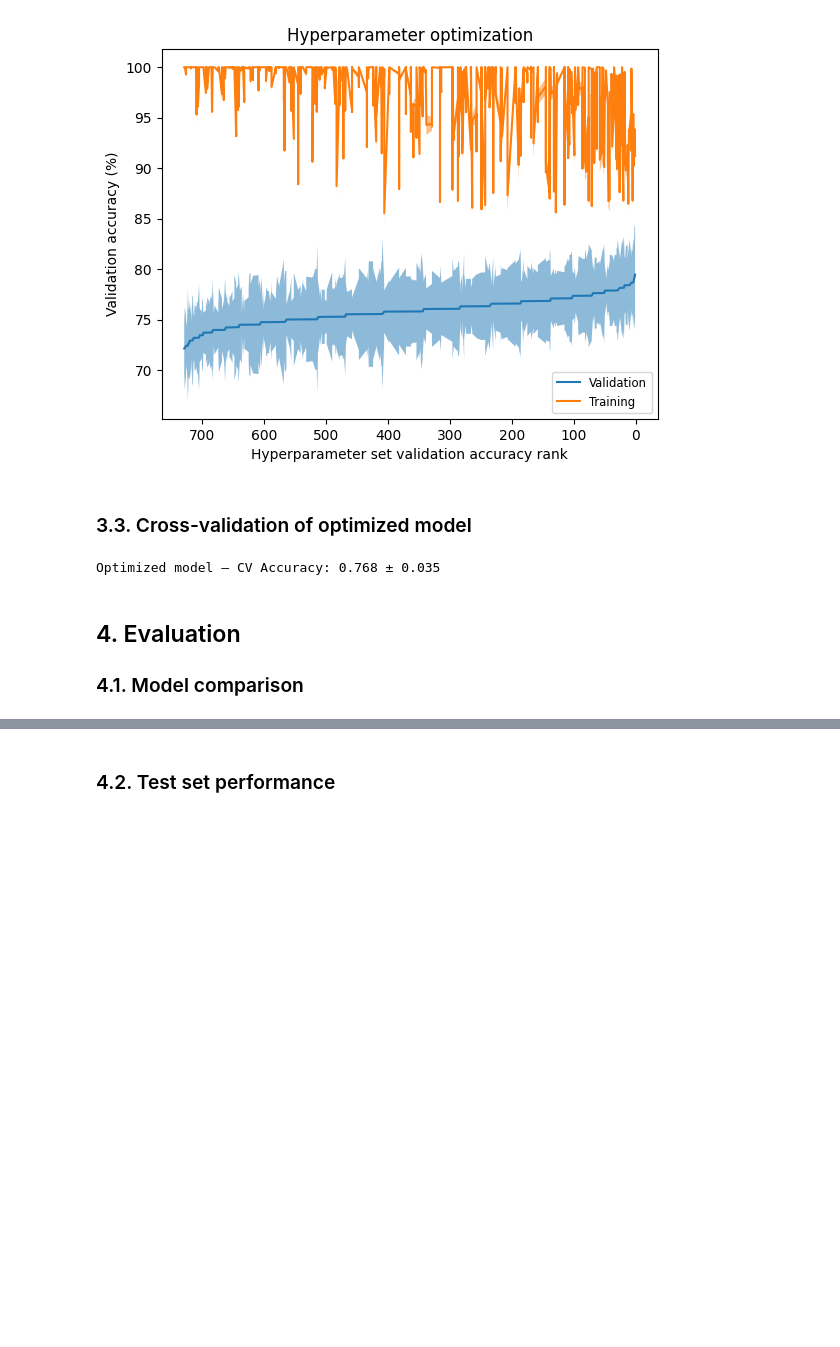
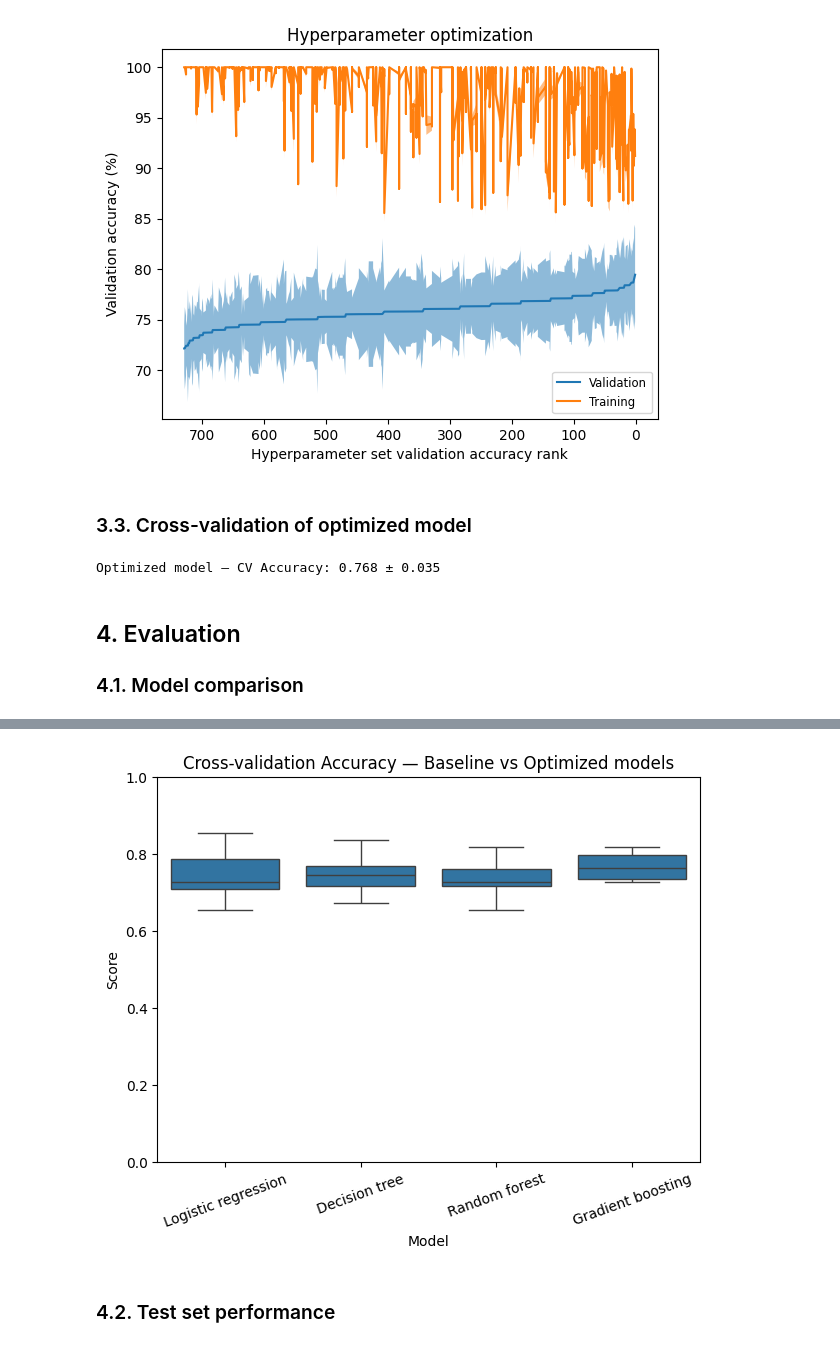
Before and after one commit to 4GeeksAcademy/Jack-Porter-Decision-Tree-Projects, a Jupyter notebook: notebooks/03.1-gradient_boosting_mvp.ipynb, the cells around one changed output, grey strips where cells are left out. Drawn from its saved outputs; the diff is of its cells as text; code cells hidden in the pictures; blank space fills up the shorter version.

```diff
--- a/notebooks/03.1-gradient_boosting_mvp.ipynb
+++ b/notebooks/03.1-gradient_boosting_mvp.ipynb
@@ -219,2 +181,69 @@ NameError: name 'LogisticRegression' is not defined
+# %%
+# This time, compare the optimized version of all three models: decision tree, random forest and gradient boosting. You might also want to throw in a logistic regression as a standard of comparison.
+
+from sklearn.pipeline import make_pipeline, Pipeline
+from sklearn.impute import SimpleImputer
+from sklearn.linear_model import LogisticRegression
+from sklearn.base import clone
+from sklearn.model_selection import cross_val_score, StratifiedKFold
+import seaborn as sns
+import matplotlib.pyplot as plt
+import pandas as pd
+import pickle
+
+X = training_df.drop("Outcome", axis=1)
+y = training_df["Outcome"]
+
+cv = StratifiedKFold(n_splits=7, shuffle=True, random_state=42)  # 30 is overkill/slow
+
+# --- build fresh, CV-safe estimators wrapped with an imputer ---
+models = {}
+
+# Logistic Regression (fresh, unfitted)
+models["Logistic regression"] = make_pipeline(
+    SimpleImputer(strategy="median"),
+    LogisticRegression(max_iter=1000, random_state=42)
+)
+
+# Decision Tree (recreate from pickled model's params, then wrap)
+with open(config.DECISION_TREE_MODEL, "rb") as f:
+    dt_loaded = pickle.load(f)
+models["Decision tree"] = make_pipeline(
+    SimpleImputer(strategy="median"),
+    clone(dt_loaded)   # clone -> unfitted estimator with same params
+)
+
+# Random Forest (same idea)
+with open(config.RANDOM_FOREST_MODEL, "rb") as f:
+    rf_loaded = pickle.load(f)
+models["Random forest"] = make_pipeline(
+    SimpleImputer(strategy="median"),
+    clone(rf_loaded)
+)
+
+# Gradient boosting
+gb_est = clone(model)
+if not isinstance(gb_est, Pipeline):
+    gb_est = make_pipeline(SimpleImputer(strategy="median"), gb_est)
+models["Gradient boosting"] = gb_est
+
+# --- cross-validate and collect scores ---
+rows = []
+for name, est in models.items():
+    scores = cross_val_score(est, X, y, cv=cv, scoring="accuracy", n_jobs=-1)
+    for s in scores:
+        rows.append({"Model": name, "Score": s})
+
+cv_df = pd.DataFrame(rows)
+
+# --- plot boxplot of accuracies ---
+plt.figure(figsize=(7, 5))
+sns.boxplot(data=cv_df, x="Model", y="Score")
+plt.ylim(0, 1)
+plt.title("Cross-validation Accuracy — Baseline vs Optimized models")
+plt.xticks(rotation=20)
+plt.show()
+# %% [output]
+[figure, added]
 # %% [markdown]
 ### 4.2. Test set performance
```
Also changed, not shown: parts of 5 cells of this notebook.
